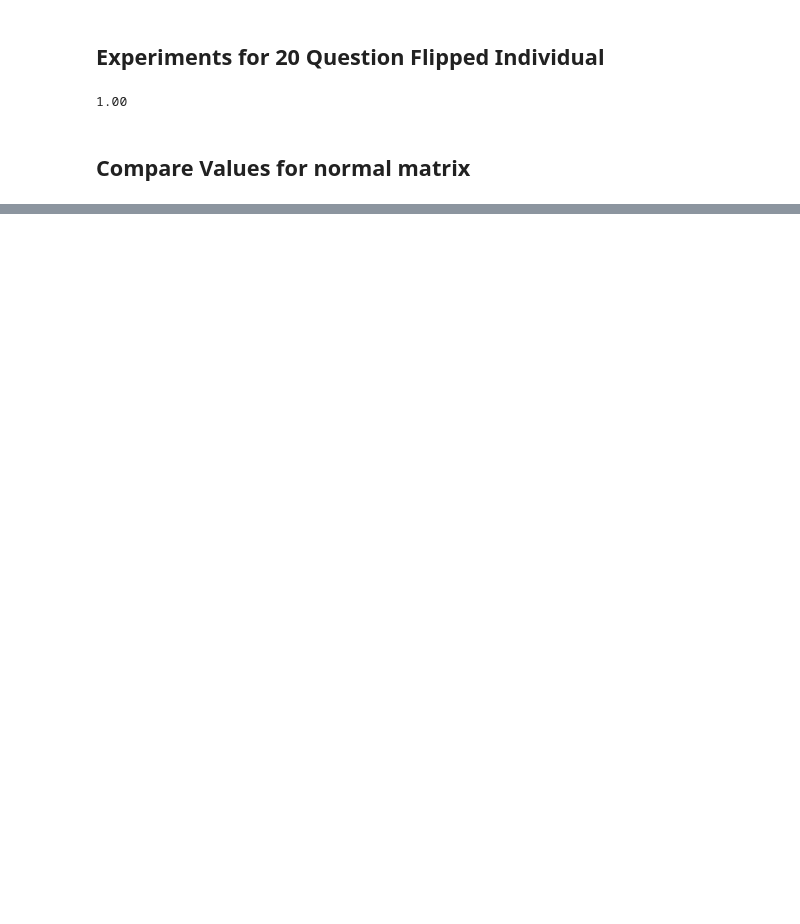
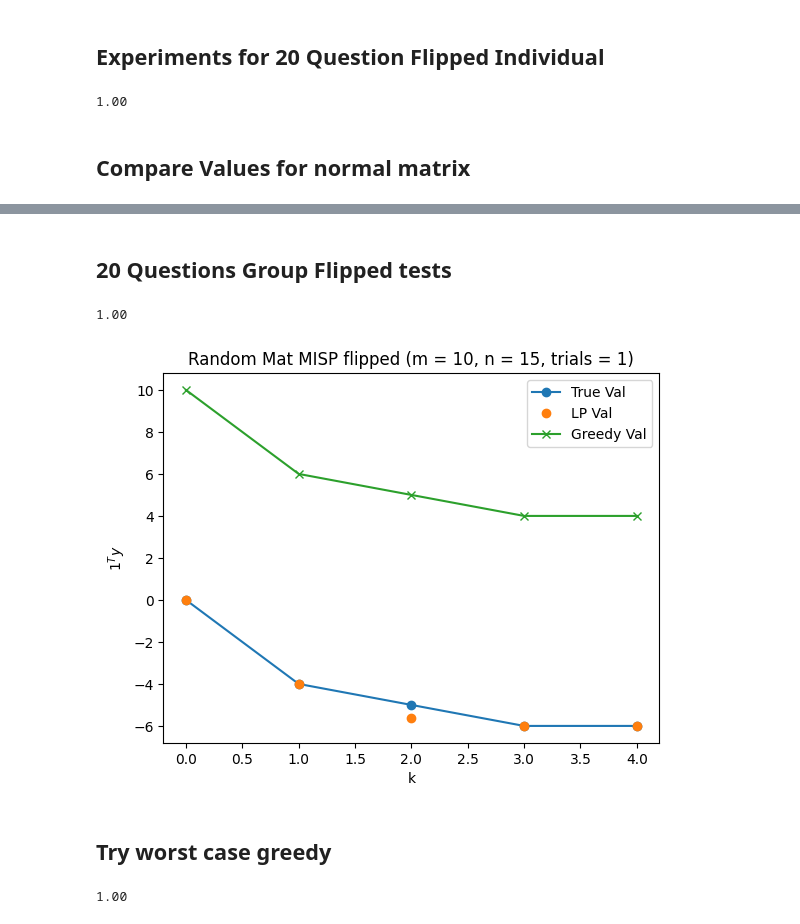
Before and after one commit to colbeck/infopriv, a Jupyter notebook: IPP_numerical/experiments_flipped.ipynb, the cells around one changed output, grey strips where cells are left out. Saved outputs shown, nothing was run; the diff lists cells and outputs as text; code cells hidden in the pictures; blank space fills up the shorter version.

Commit message:
testing worst case

```diff
--- a/IPP_numerical/experiments_flipped.ipynb
+++ b/IPP_numerical/experiments_flipped.ipynb
@@ -10,6 +11,15 @@ from utils import *
 
 import os
 import imageio
+# %%
+def plot_stuff(Data_mat = None, Data_mat_lp = None, Data_mat_greedy = None):
+    if type(Data_mat) == np.ndarray: plt.plot(np.mean(Data_mat, axis=0),'o-', label="True Val")
+    if type(Data_mat_lp) == np.ndarray: plt.plot(np.mean(Data_mat_lp, axis=0),'o',label="LP Val")
+    if type(Data_mat_greedy) == np.ndarray: plt.plot(np.mean(Data_mat_greedy, axis=0), 'x-', label="Greedy Val")
+    plt.xlabel("k")
+    plt.ylabel("$1^T y$")
+    plt.title("Random Mat MISP flipped (m = {}, n = {}, trials = {})".format(m,n,trials))
+    plt.legend()
 # %% [markdown]
 ## Experiments for 20 Question Flipped Individual
 # %%
@@ -84,0 +83,57 @@ array([[1., 0., 1., 1.],
+# %% [markdown]
+## 20 Questions Group Flipped tests
+# %%
+def run_experiment_flipped(D_mat = None, m = 20, n = 5, trials = 1, seed = 0):
+
+    npr.seed(seed)
+
+    if D_mat is None:
+        D_mat = rand_01_mat(m,n)
+    else:
+        m,n = D_mat.shape
+
+    Data_mat = np.zeros((trials, n))
+    Data_mat_lp = np.zeros((trials, n))
+    Data_mat_greedy = np.zeros((trials, n))
+
+    x_true_mat = np.zeros((n,n))
+    x_lp_mat = np.zeros((n,n))
+    x_greedy_mat = np.zeros((n,n))
+
+
+    w = np.ones(n)
+    for k in range(n):
+        print("%.2f" %((k+1)/n), end = "\r")
+        for trial in range(trials):
+            # K_mat = rand_01_mat(m,n)
+
+            # K_col = rand_01_col_mat(m,n)
+            # w = npr.randint(1,5,n)
+            Data_mat[trial,k], x_true_mat[k,:] = misp_flip_group(D_mat,w,k + 1)
+            Data_mat_lp[trial,k], x_lp_mat[k,:] = misp_flip_group_lp(D_mat,w,k+1)
+            x_greedy_mat, Data_mat_greedy[trial,k] = greedy_select(D_mat,k+1)
+
+    return Data_mat, Data_mat_lp, Data_mat_greedy
+# %%
+Data_mat, Data_mat_lp, Data_mat_greedy = run_experiment_flipped()
+# %% [output]
+1.00
+# %%
+plot_stuff(m - Data_mat, m - Data_mat_lp, Data_mat_greedy)
+# %% [output]
+[figure, added]
+# %% [markdown]
+## Try worst case greedy
+# %%
+D = np.zeros((12,5))
+D[:,0] = np.concatenate((np.ones(6),np.zeros(6)))
+D[0,1] = 1
+D[6,1] = 1
+D[1,2] = 1
+D[7,2] = 1
+D[:,3] = np.concatenate((np.ones(3),np.zeros(9)))
+D[:,4] = np.concatenate((np.zeros(6),np.ones(3),np.zeros(3)))
+
+Data_mat, Data_mat_lp, Data_mat_greedy = run_experiment_flipped(D_mat=D)
+# %% [output]
+1.00
```
Also changed, not shown: parts of 6 cells of this notebook, 6 other files.
